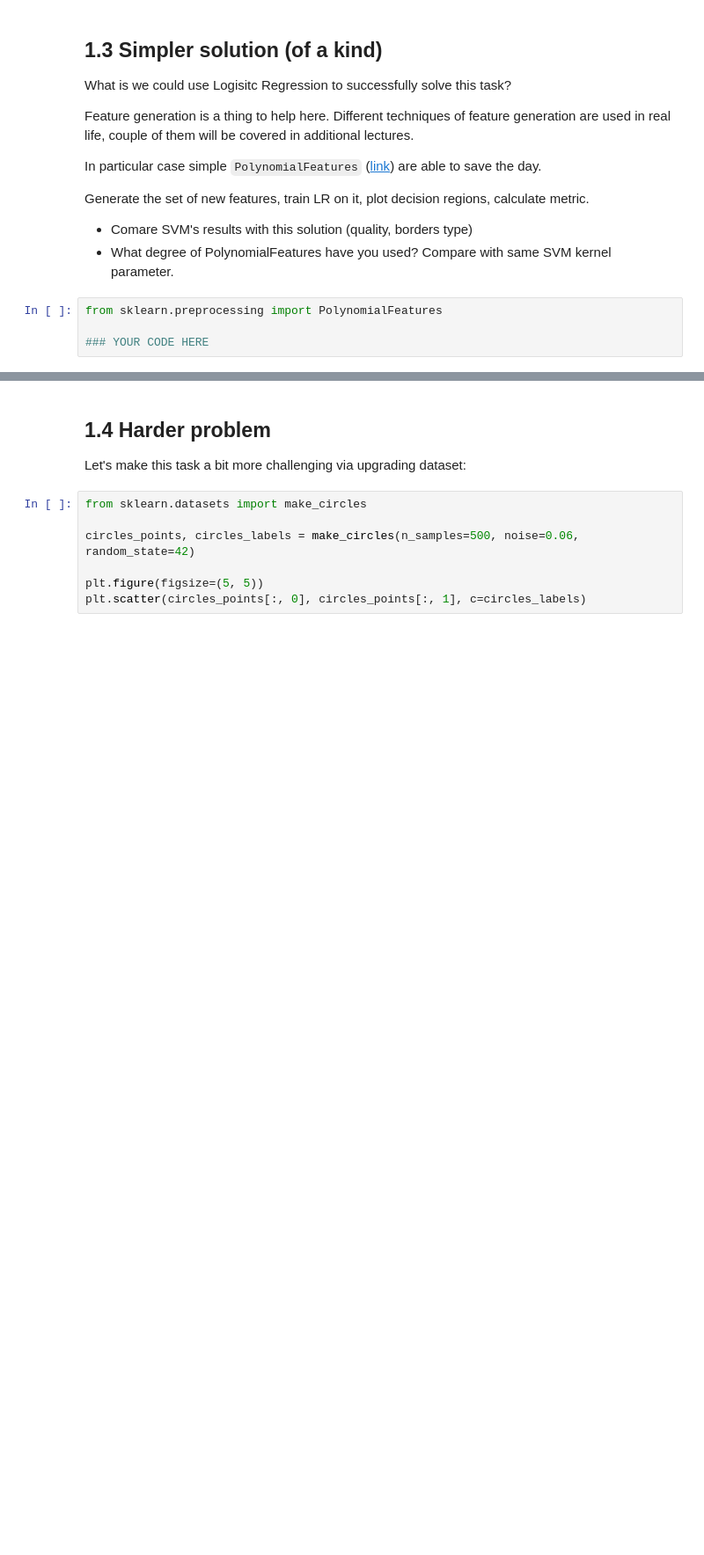
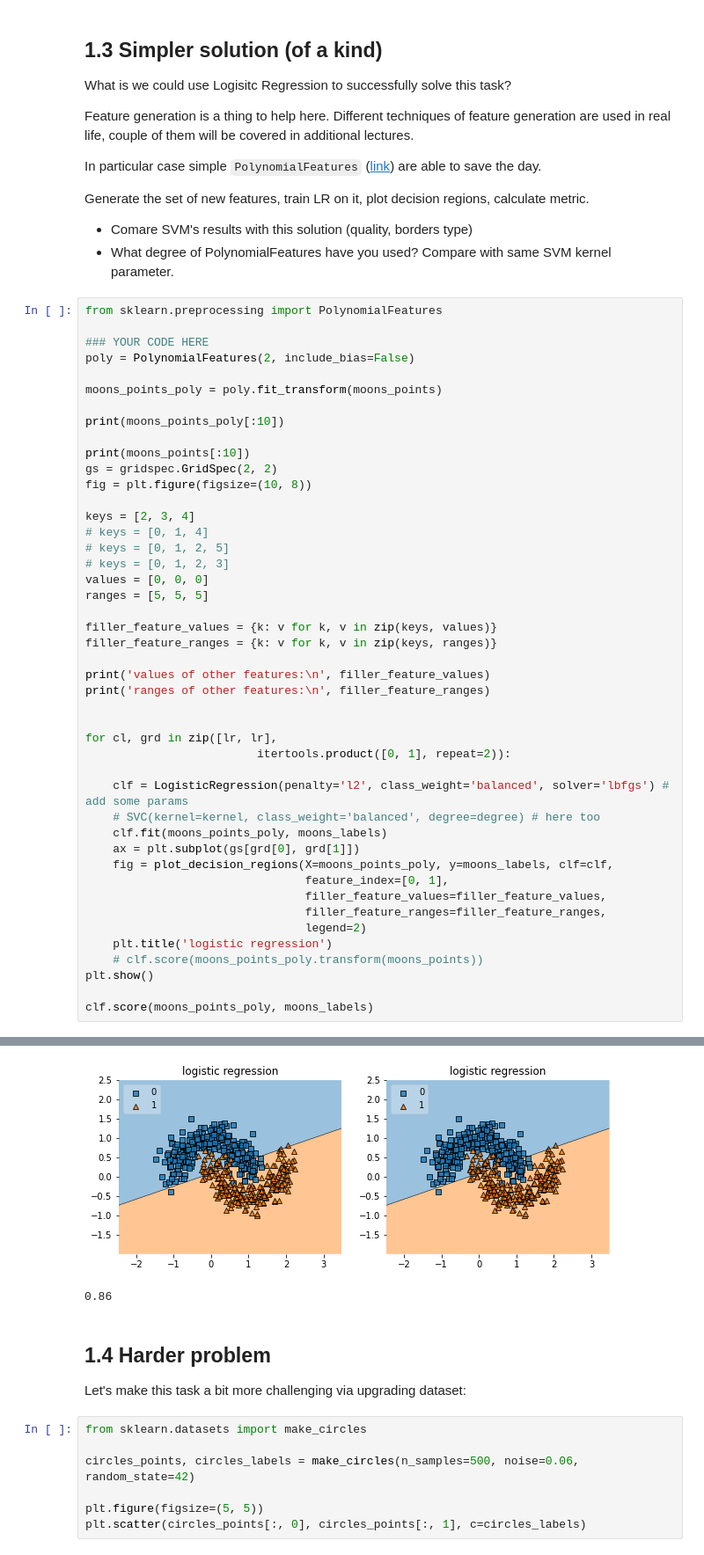
Before and after one commit to Victornovikov/ml-class, a Jupyter notebook: Copy_of_Lab1_part3_SVM.ipynb, the cells around one changed output, grey strips where cells are left out. Shown: that part at 88% size. Cells and saved outputs as stored; diff of their text form; blank space fills up the shorter version.

```diff
--- a/Copy_of_Lab1_part3_SVM.ipynb
+++ b/Copy_of_Lab1_part3_SVM.ipynb
@@ -113,7 +155,49 @@ Generate the set of new features, train LR on it, plot decision regions, calcula
 
 * Comare SVM's results with this solution (quality, borders type)
 * What degree of PolynomialFeatures have you used? Compare with same SVM kernel parameter.
-# %%
-from sklearn.preprocessing import PolynomialFeatures
-
-### YOUR CODE HERE
+# %%
+from sklearn.preprocessing import PolynomialFeatures
+
+### YOUR CODE HERE
+poly = PolynomialFeatures(2, include_bias=False)
+
+moons_points_poly = poly.fit_transform(moons_points)
+
+print(moons_points_poly[:10])
+
+print(moons_points[:10])
+gs = gridspec.GridSpec(2, 2)
+fig = plt.figure(figsize=(10, 8))
+
+keys = [2, 3, 4]
+# keys = [0, 1, 4]
+# keys = [0, 1, 2, 5]
+# keys = [0, 1, 2, 3]
+values = [0, 0, 0]
+ranges = [5, 5, 5]
+
+filler_feature_values = {k: v for k, v in zip(keys, values)}
+filler_feature_ranges = {k: v for k, v in zip(keys, ranges)}
+
+print('values of other features:\n', filler_feature_values)
+print('ranges of other features:\n', filler_feature_ranges)
+
+
+for cl, grd in zip([lr, lr],
+                         itertools.product([0, 1], repeat=2)):
+
+    clf = LogisticRegression(penalty='l2', class_weight='balanced', solver='lbfgs') # add some params
+    # SVC(kernel=kernel, class_weight='balanced', degree=degree) # here too
+    clf.fit(moons_points_poly, moons_labels)
+    ax = plt.subplot(gs[grd[0], grd[1]])
+    fig = plot_decision_regions(X=moons_points_poly, y=moons_labels, clf=clf,
+                                feature_index=[0, 1],
+                                filler_feature_values=filler_feature_values,
+                                filler_feature_ranges=filler_feature_ranges,
+                                legend=2)
+    plt.title('logistic regression')
+    # clf.score(moons_points_poly.transform(moons_points))
+plt.show()
+
+clf.score(moons_points_poly, moons_labels)
+# %% [output]
@@ -120,3 +221,5 @@ from sklearn.preprocessing import PolynomialFeatures
+[figure, added]
+0.86
 # %% [markdown]
 ## 1.4 Harder problem
 
```
Also changed, not shown: parts of 4 cells of this notebook.
